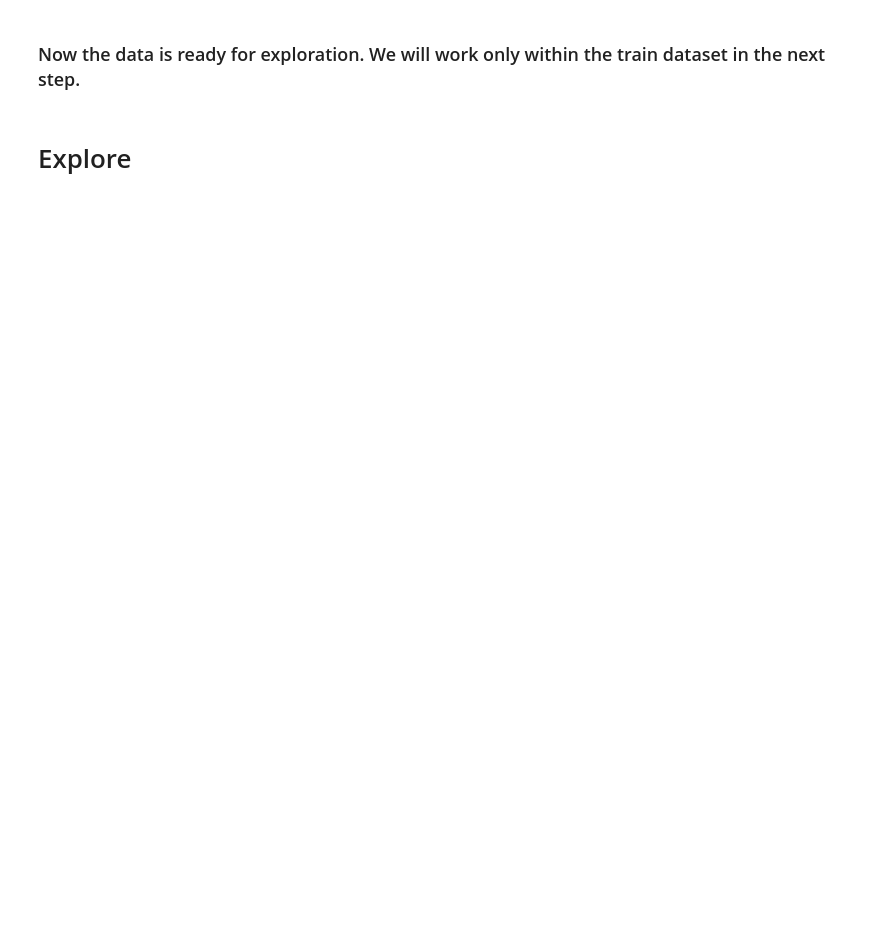
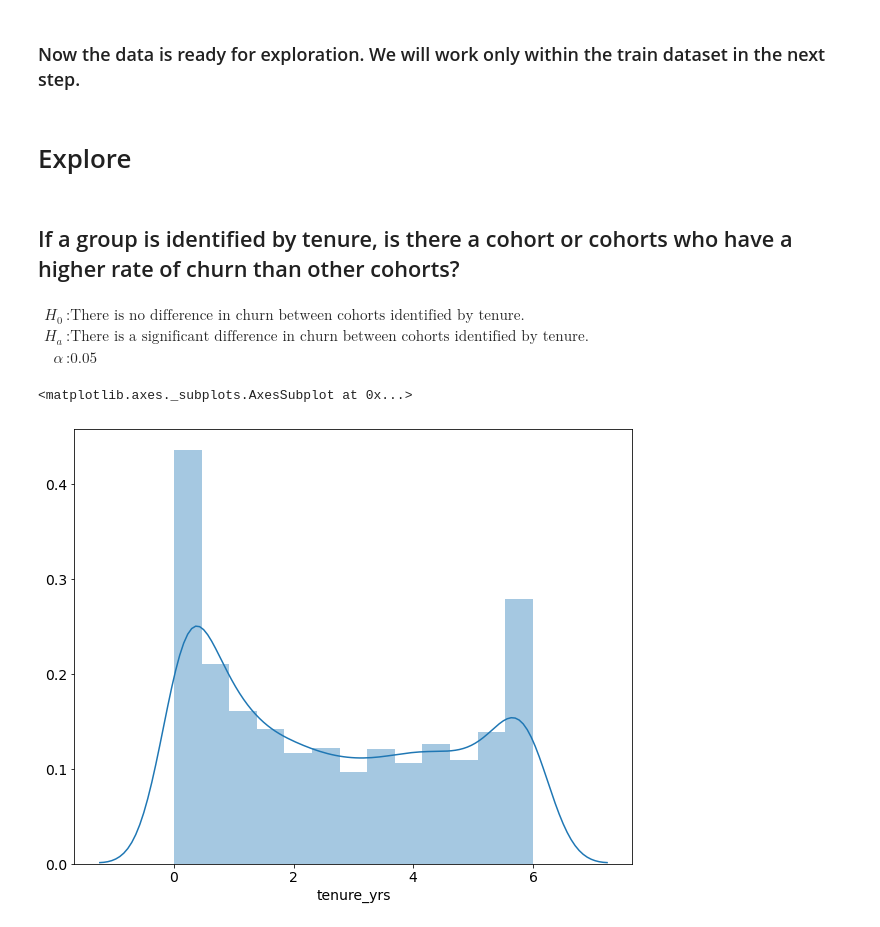
Before and after one commit to KwameTaylor/classification-project, a Jupyter notebook: telco-churn-classification-project.ipynb, the cells around one changed output. Saved outputs shown, nothing was run; the diff lists cells and outputs as text; code cells hidden in the pictures; blank space fills up the shorter version.

```diff
--- a/telco-churn-classification-project.ipynb
+++ b/telco-churn-classification-project.ipynb
@@ -12,15 +46,28 @@ import pandas as pd
 import matplotlib.pyplot as plt
 import seaborn as sns
 import scipy.stats as stats
+from math import sqrt
+import statsmodels.formula.api as smf
 
 from sklearn.model_selection import train_test_split
 from sklearn.impute import SimpleImputer
 from sklearn.preprocessing import LabelEncoder, OneHotEncoder, MinMaxScaler
+from sklearn.metrics import accuracy_score, precision_score, recall_score, confusion_matrix, classification_report
+from sklearn.linear_model import LogisticRegression, LinearRegression
+from sklearn.tree import DecisionTreeClassifier
+from sklearn.metrics import recall_score
+from sklearn.metrics import f1_score
+from sklearn.metrics import precision_recall_fscore_support
+from sklearn.metrics import classification_report
+from sklearn.metrics import confusion_matrix
 
 from acquire import get_telco_data, new_telco_data
 from prepare import prep_telco, telco_split
 
 import warnings
 warnings.filterwarnings("ignore")
+
+plt.rc('figure', figsize=(10, 8))
+plt.rc('font', size=14)
 # %% [markdown]
 # Acquire
@@ -84,3 +173,24 @@ test (1409, 12)
 ### Now the data is ready for exploration. We will work only within the train dataset in the next step.
 # %% [markdown]
 # Explore
+# %% [markdown]
+## If a group is identified by tenure, is there a cohort or cohorts who have a higher rate of churn than other cohorts?
+# %% [markdown]
+$
+\begin{align*}
+   H_0 & : \text{There is no difference in churn between cohorts identified by tenure.}
+   \\
+   H_a & : \text{There is a significant difference in churn between cohorts identified by tenure.}
+   \\
+    \alpha & : \text{0.05}
+\end{align*}
+$
+# %%
+# Take a look at the spread of the tenure so I can determine how I want to split the cohorts.
+train.tenure_yrs.describe()
+
+# Distribution of Tenure (in years) amongst all customers
+sns.distplot(train.tenure_yrs)
+# %% [output]
+<matplotlib.axes._subplots.AxesSubplot at 0x...>
+[figure, added]
```
Also changed, not shown: parts of 89 cells of this notebook, 1 other file.
